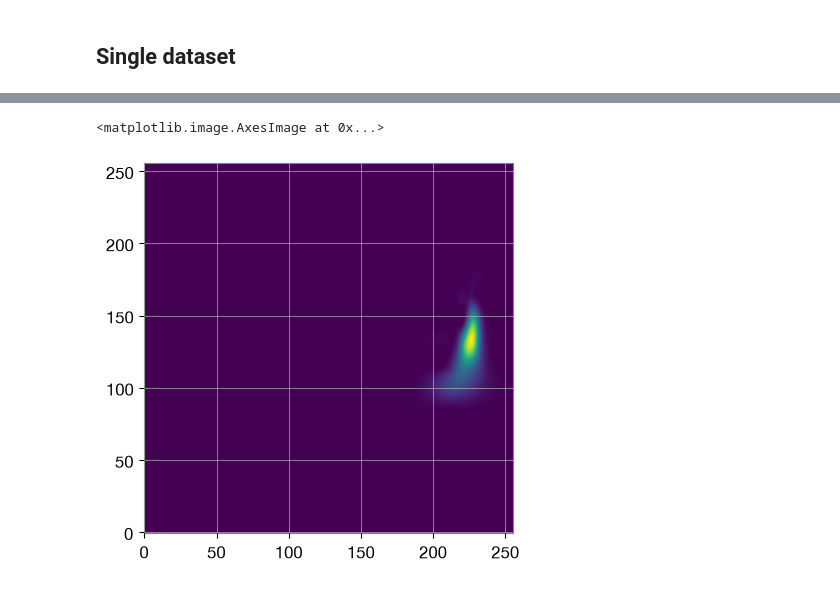
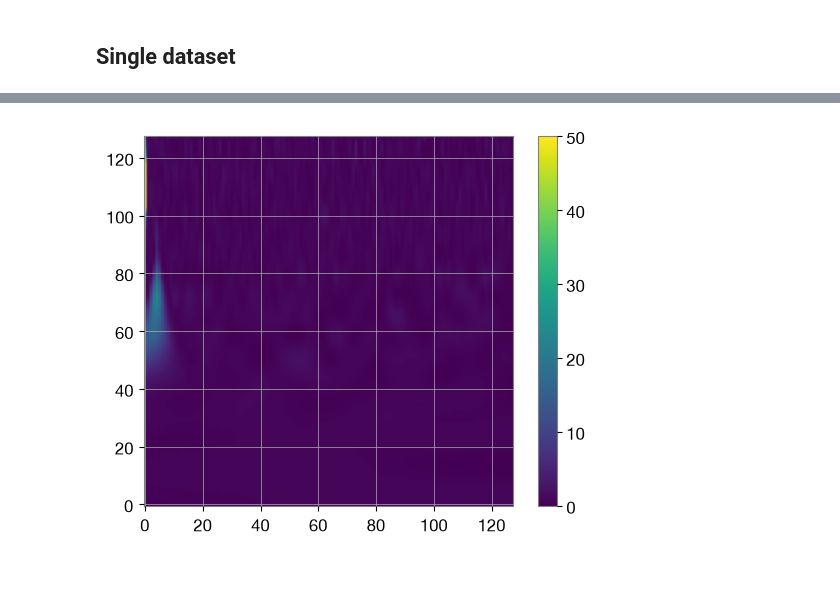
Before and after one commit to AryamannRao/LISAGlitchSignalClassifier, a Jupyter notebook: src/notebooks/search_algorithm.ipynb, the cells around one changed output, grey strips where cells are left out. Drawn from its saved outputs; the diff is of its cells as text; code cells hidden in the pictures.

```diff
--- a/src/notebooks/search_algorithm.ipynb
+++ b/src/notebooks/search_algorithm.ipynb
@@ -127,0 +169,3 @@ with h5py.File(gw_dataset_path, 'r+') as h5:
+# %%
+dataset_path = str(TRAINING_DATASETS/'dataset_11.h5')
+good_idx = filter_by_snr(dataset_path, label=[1,1], threshold=8)
@@ -127,0 +178,2 @@ with h5py.File(gw_dataset_path, 'r+') as h5:
+# %%
+good_idx2 = filter_by_snr2(dataset_path, label=[1,1], threshold=8)
@@ -127,0 +191,9 @@ with h5py.File(gw_dataset_path, 'r+') as h5:
+# %%
+diff = np.setdiff1d(good_idx, good_idx2)
+# %%
+dataset_path = str(TRAINING_DATASETS/'dataset_11.h5')
+with h5py.File(dataset_path, 'r') as h5:
+    all_images = h5['images'][diff]
+    t_axes = h5['image_metadata/t_axis'][diff]
+    f_axes = h5['image_metadata/f_axis'][diff]
+    diff_idx = np.unique(h5['image_metadata/sim_idx'][diff])
@@ -128,6 +226,8 @@ with h5py.File(gw_dataset_path, 'r+') as h5:
 # %%
-image = gw_dict['QT'][1050, 2, : ,:, 0]
+image = all_images[13][:, :, 0]
 plt.imshow(image, origin='lower')
+plt.clim(0, 50)
+plt.colorbar()
+plt.show()
 # %% [output]
-<matplotlib.image.AxesImage at 0x...>
-[figure, old version]
+[figure, new version]
```
Also changed, not shown: parts of 27 cells of this notebook, 16 other files.
